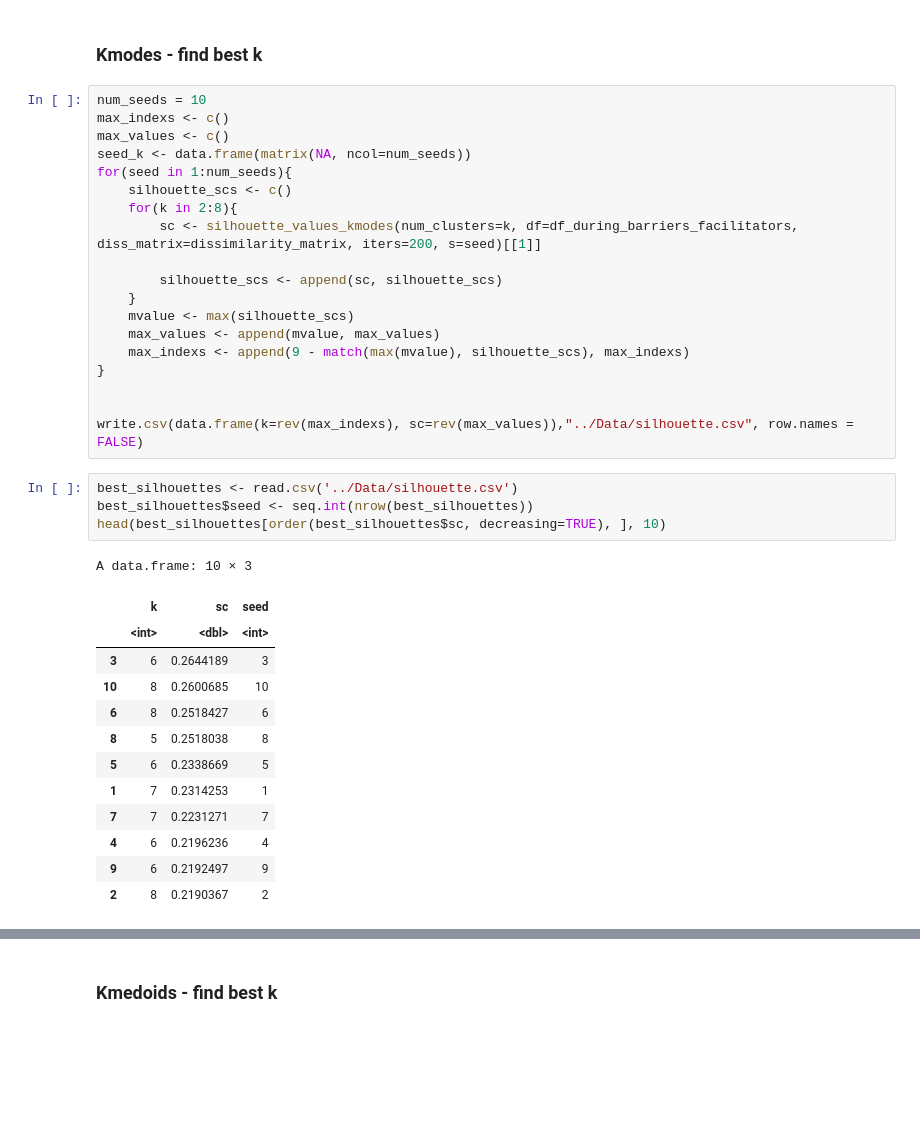
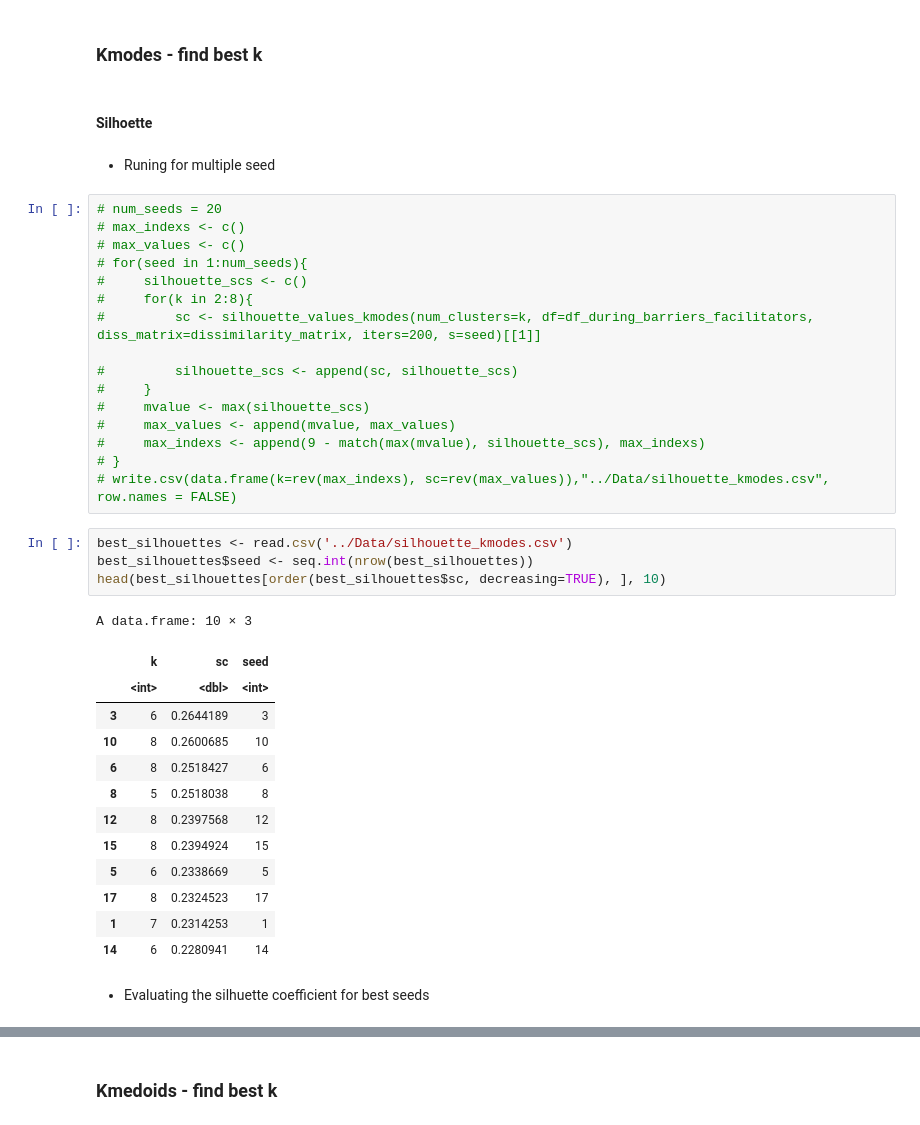
Before and after one commit to LASOS-INT/Barreiras-e-Facilitadores, a Jupyter notebook: R-notebooks/barriers_unsupervised_analysis.ipynb, the cells around one changed output, grey strips where cells are left out. Cells and saved outputs as stored; diff of their text form; blank space fills up the shorter version.

```diff
--- a/R-notebooks/barriers_unsupervised_analysis.ipynb
+++ b/R-notebooks/barriers_unsupervised_analysis.ipynb
@@ -166,41 +218,44 @@ A matrix: 6 × 1218 of type dbl
 | 8 | 6 | 7 | 6 | 5 | 7 | 0 | 8 | 6 | 6 | 4 | ... | ... |
 # %% [markdown]
 ### Kmodes - find best k
+# %% [markdown]
+#### Silhoette
+# %% [markdown]
+- Runing for multiple seed
 # %%
-num_seeds = 10
-max_indexs <- c()
-max_values <- c()
-seed_k <- data.frame(matrix(NA, ncol=num_seeds))
-for(seed in 1:num_seeds){
-    silhouette_scs <- c()
-    for(k in 2:8){
-        sc <- silhouette_values_kmodes(num_clusters=k, df=df_during_barriers_facilitators, diss_matrix=dissimilarity_matrix, iters=200, s=seed)[[1]]
+# num_seeds = 20
+# max_indexs <- c()
+# max_values <- c()
+# for(seed in 1:num_seeds){
+#     silhouette_scs <- c()
+#     for(k in 2:8){
+#         sc <- silhouette_values_kmodes(num_clusters=k, df=df_during_barriers_facilitators, diss_matrix=dissimilarity_matrix, iters=200, s=seed)[[1]]
 
-        silhouette_scs <- append(sc, silhouette_scs)
-    }
-    mvalue <- max(silhouette_scs)
-    max_values <- append(mvalue, max_values)
-    max_indexs <- append(9 - match(max(mvalue), silhouette_scs), max_indexs)
-}
-
-
-write.csv(data.frame(k=rev(max_indexs), sc=rev(max_values)),"../Data/silhouette.csv", row.names = FALSE)
+#         silhouette_scs <- append(sc, silhouette_scs)
+#     }
+#     mvalue <- max(silhouette_scs)
+#     max_values <- append(mvalue, max_values)
+#     max_indexs <- append(9 - match(max(mvalue), silhouette_scs), max_indexs)
+# }
+# write.csv(data.frame(k=rev(max_indexs), sc=rev(max_values)),"../Data/silhouette_kmodes.csv", row.names = FALSE)
 # %%
-best_silhouettes <- read.csv('../Data/silhouette.csv')
+best_silhouettes <- read.csv('../Data/silhouette_kmodes.csv')
 best_silhouettes$seed <- seq.int(nrow(best_silhouettes))
 head(best_silhouettes[order(best_silhouettes$sc, decreasing=TRUE), ], 10)
 # %% [output]
 A data.frame: 10 × 3
 |  | k | sc | seed |
 |  | <int> | <dbl> | <int> |
 | 3 | 6 | 0.2644189 | 3 |
 | 10 | 8 | 0.2600685 | 10 |
 | 6 | 8 | 0.2518427 | 6 |
 | 8 | 5 | 0.2518038 | 8 |
+| 12 | 8 | 0.2397568 | 12 |
+| 15 | 8 | 0.2394924 | 15 |
 | 5 | 6 | 0.2338669 | 5 |
+| 17 | 8 | 0.2324523 | 17 |
 | 1 | 7 | 0.2314253 | 1 |
-| 7 | 7 | 0.2231271 | 7 |
-| 4 | 6 | 0.2196236 | 4 |
-| 9 | 6 | 0.2192497 | 9 |
-| 2 | 8 | 0.2190367 | 2 |
+| 14 | 6 | 0.2280941 | 14 |
+# %% [markdown]
+- Evaluating the silhuette coefficient for best seeds
 # %%
```
Also changed, not shown: parts of 23 cells of this notebook, 2 other files.
